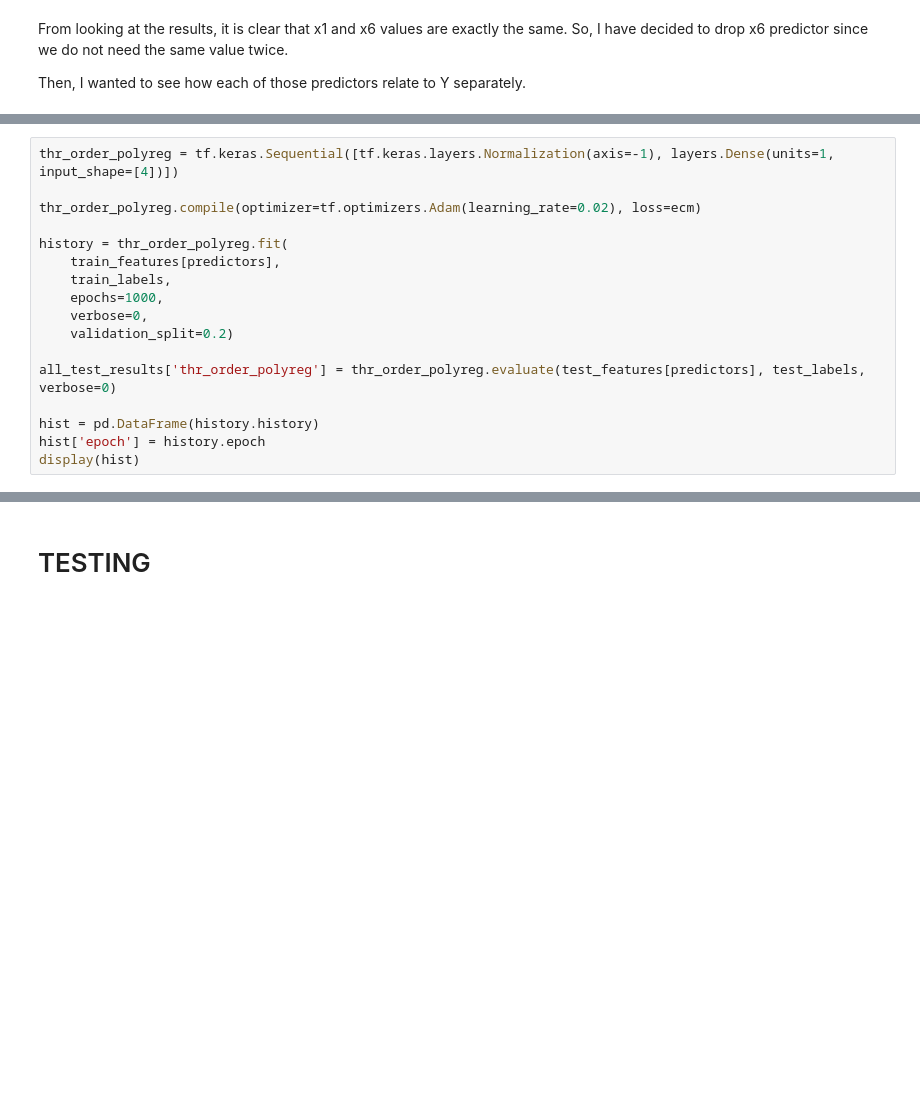
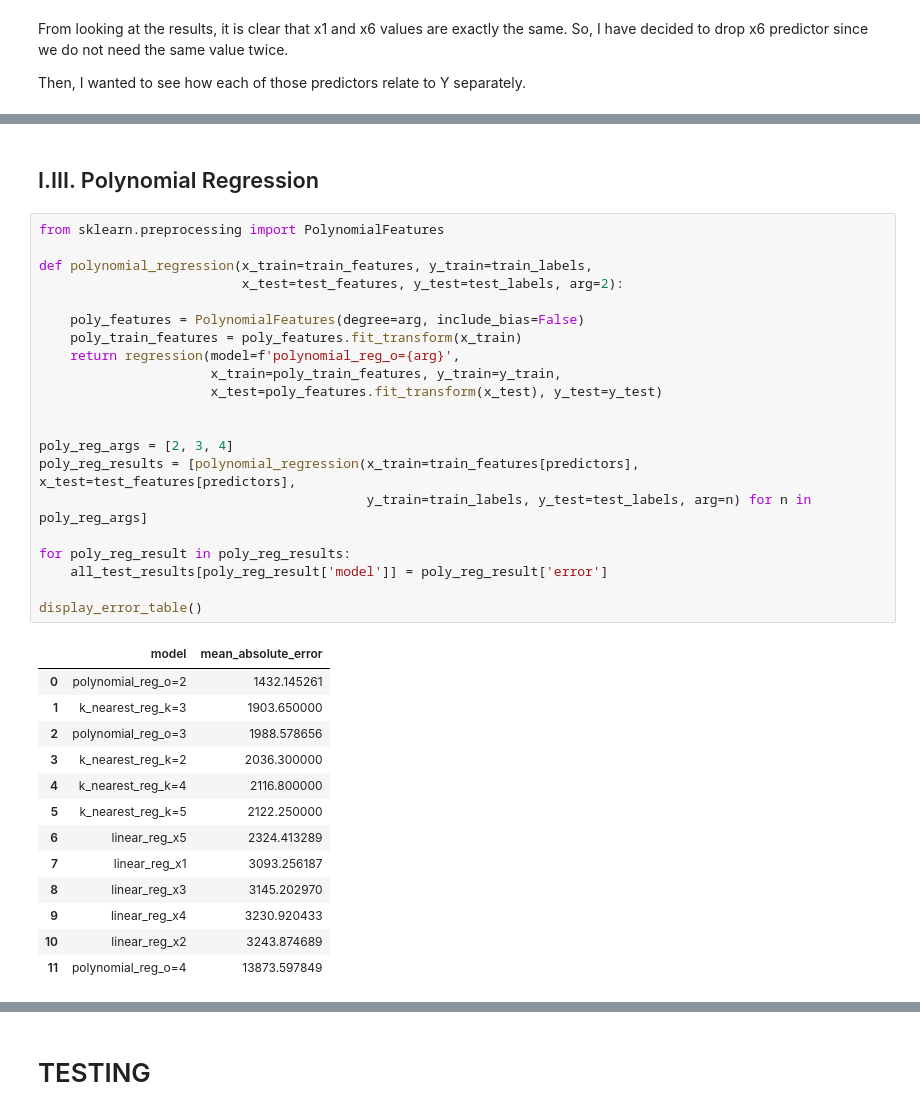
Before and after one commit to DefinitelyVixon/CE475-Project, a Jupyter notebook: Project.ipynb, the cells around one changed output, grey strips where cells are left out. Drawn from its saved outputs; the diff is of its cells as text; blank space fills up the shorter version.

```diff
--- a/Project.ipynb
+++ b/Project.ipynb
@@ -335,17 +172,0 @@ ax.legend()
-# %%
-thr_order_polyreg = tf.keras.Sequential([tf.keras.layers.Normalization(axis=-1), layers.Dense(units=1, input_shape=[4])])
-
-thr_order_polyreg.compile(optimizer=tf.optimizers.Adam(learning_rate=0.02), loss=ecm)
-
-history = thr_order_polyreg.fit(
-    train_features[predictors],
-    train_labels,
-    epochs=1000,
-    verbose=0,
-    validation_split=0.2)
-
-all_test_results['thr_order_polyreg'] = thr_order_polyreg.evaluate(test_features[predictors], test_labels, verbose=0)
-
-hist = pd.DataFrame(history.history)
-hist['epoch'] = history.epoch
-display(hist)
@@ -394,0 +182,37 @@ display_error_table()
+# %% [markdown]
+## I.III. Polynomial Regression
+# %%
+from sklearn.preprocessing import PolynomialFeatures
+
+def polynomial_regression(x_train=train_features, y_train=train_labels,
+                          x_test=test_features, y_test=test_labels, arg=2):
+
+    poly_features = PolynomialFeatures(degree=arg, include_bias=False)
+    poly_train_features = poly_features.fit_transform(x_train)
+    return regression(model=f'polynomial_reg_o={arg}',
+                      x_train=poly_train_features, y_train=y_train,
+                      x_test=poly_features.fit_transform(x_test), y_test=y_test)
+
+
+poly_reg_args = [2, 3, 4]
+poly_reg_results = [polynomial_regression(x_train=train_features[predictors], x_test=test_features[predictors],
+                                          y_train=train_labels, y_test=test_labels, arg=n) for n in poly_reg_args]
+
+for poly_reg_result in poly_reg_results:
+    all_test_results[poly_reg_result['model']] = poly_reg_result['error']
+
+display_error_table()
+# %% [output]
+|  | model | mean_absolute_error |
+| 0 | polynomial_reg_o=2 | 1432.145261 |
+| 1 | k_nearest_reg_k=3 | 1903.650000 |
+| 2 | polynomial_reg_o=3 | 1988.578656 |
+| 3 | k_nearest_reg_k=2 | 2036.300000 |
+| 4 | k_nearest_reg_k=4 | 2116.800000 |
+| 5 | k_nearest_reg_k=5 | 2122.250000 |
+| 6 | linear_reg_x5 | 2324.413289 |
+| 7 | linear_reg_x1 | 3093.256187 |
+| 8 | linear_reg_x3 | 3145.202970 |
+| 9 | linear_reg_x4 | 3230.920433 |
+| 10 | linear_reg_x2 | 3243.874689 |
+| 11 | polynomial_reg_o=4 | 13873.597849 |
```
Also changed, not shown: parts of 39 cells of this notebook.
